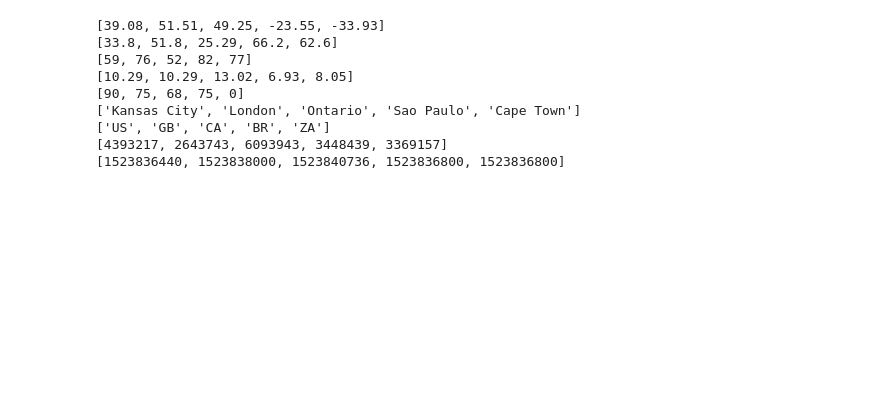
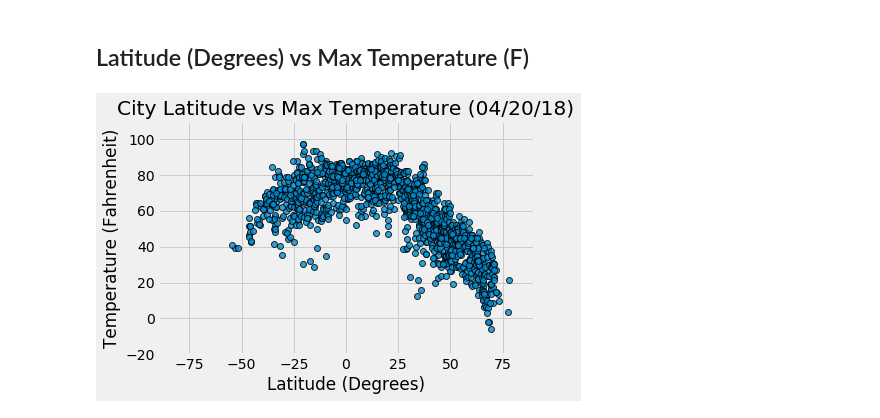
Before and after one commit to penguinistakc/weatherpy, a Jupyter notebook: weatherpy.ipynb, the cells around one changed output. Drawn from its saved outputs; the diff is of its cells as text; code cells hidden in the pictures; blank space fills up the shorter version.

```diff
--- a/weatherpy.ipynb
+++ b/weatherpy.ipynb
@@ -38,5 +54,0 @@ list_cities = list(cities)
-# %%
-#let's talk to the openweather folks
-#the free api only allows 60 calls per minute. So we will submit only 50 at a time
-sample_size = 50
-samples = np.array_split(list_cities, 50)
@@ -69,14 +55 @@ query_url = f"{url}appid={api_key}&units={units}&q="
-# %%
-# info we want:
-lat = []
-temp = []
-humidity = []
-wind = []
-clouds = []
-city_name = []
-city_country_code = []
-city_id = []
-date_time = []
-#target_city = 'kansas city,us'
-target_cities = ['kansas city,us', 'london,uk', 'ontario,ca', 'sao paulo,br', 'cape town,za']
 # %%
@@ -142,20 +113,29 @@ Data loaded successfully | cape town,za
-# %%
-print(lat)
-print(temp)
-print(humidity)
-print(wind)
-print(clouds)
-print(city_name)
-print(city_country_code)
-print(city_id)
-print(date_time)
-# %% [output]
-[39.08, 51.51, 49.25, -23.55, -33.93]
-[33.8, 51.8, 25.29, 66.2, 62.6]
-[59, 76, 52, 82, 77]
-[10.29, 10.29, 13.02, 6.93, 8.05]
-[90, 75, 68, 75, 0]
-['Kansas City', 'London', 'Ontario', 'Sao Paulo', 'Cape Town']
-['US', 'GB', 'CA', 'BR', 'ZA']
-[4393217, 2643743, 6093943, 3448439, 3369157]
-[1523836440, 1523838000, 1523840736, 1523836800, 1523836800]
+# %%
+# create dataframe from dictionary
+city_data_df = pd.DataFrame(city_data_dict)
+
+#Print a sample of the dataframe
+city_data_df.head()
+
+# calculate record date for plots
+record_date = datetime.datetime.fromtimestamp(int(city_data_df['record_dt'][0])).strftime('%m/%d/%y')
+# %% [markdown]
+## Latitude (Degrees) vs Max Temperature (F)
+# %%
+# Build a scatter plot for each data type
+plt.scatter(city_data_df["city_lat"],
+            city_data_df["city_max_temp"],
+            edgecolor="black", linewidths=1, marker="o",
+            alpha=0.8, label="City")
+
+# Incorporate the other graph properties
+chart_title = f'City Latitude vs Max Temperature ({record_date})'
+plt.title(chart_title)
+plt.ylabel("Temperature (Fahrenheit)")
+plt.xlabel("Latitude (Degrees)")
+plt.grid(True)
+plt.xlim([-90, 90])
+plt.ylim([-20, 110])
+plt.show()
+# %% [output]
+[figure, added]
```
Also changed, not shown: parts of 16 cells of this notebook.
